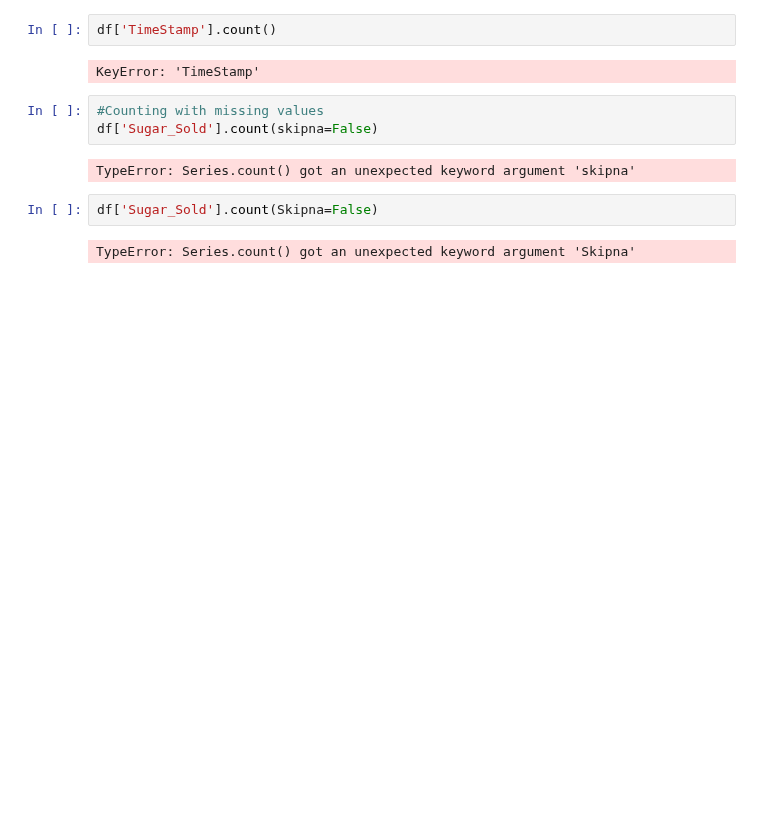
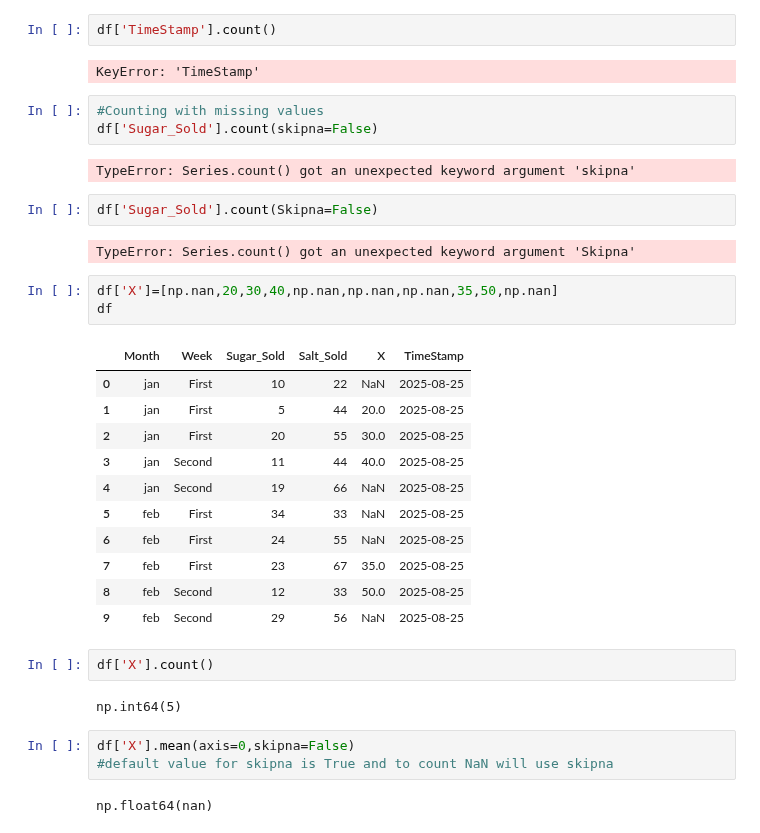
Before and after one commit to ramnagella/Demo, a Jupyter notebook: DA_Day9.ipynb, the cells around one changed output. Saved outputs shown, nothing was run; the diff lists cells and outputs as text; blank space fills up the shorter version.

```diff
--- a/DA_Day9.ipynb
+++ b/DA_Day9.ipynb
@@ -234,3 +234,27 @@ TypeError: Series.count() got an unexpected keyword argument 'skipna'
 df['Sugar_Sold'].count(Skipna=False)
 # %% [output]
 TypeError: Series.count() got an unexpected keyword argument 'Skipna'
+# %%
+df['X']=[np.nan,20,30,40,np.nan,np.nan,np.nan,35,50,np.nan]
+df
+# %% [output]
+|  | Month | Week | Sugar_Sold | Salt_Sold | X | TimeStamp |
+| 0 | jan | First | 10 | 22 | NaN | 2025-08-25 |
+| 1 | jan | First | 5 | 44 | 20.0 | 2025-08-25 |
+| 2 | jan | First | 20 | 55 | 30.0 | 2025-08-25 |
+| 3 | jan | Second | 11 | 44 | 40.0 | 2025-08-25 |
+| 4 | jan | Second | 19 | 66 | NaN | 2025-08-25 |
+| 5 | feb | First | 34 | 33 | NaN | 2025-08-25 |
+| 6 | feb | First | 24 | 55 | NaN | 2025-08-25 |
+| 7 | feb | First | 23 | 67 | 35.0 | 2025-08-25 |
+| 8 | feb | Second | 12 | 33 | 50.0 | 2025-08-25 |
+| 9 | feb | Second | 29 | 56 | NaN | 2025-08-25 |
+# %%
+df['X'].count()
+# %% [output]
+np.int64(5)
+# %%
+df['X'].mean(axis=0,skipna=False)
+#default value for skipna is True and to count NaN will use skipna
+# %% [output]
+np.float64(nan)
```
Also changed, not shown: parts of 8 cells of this notebook.
